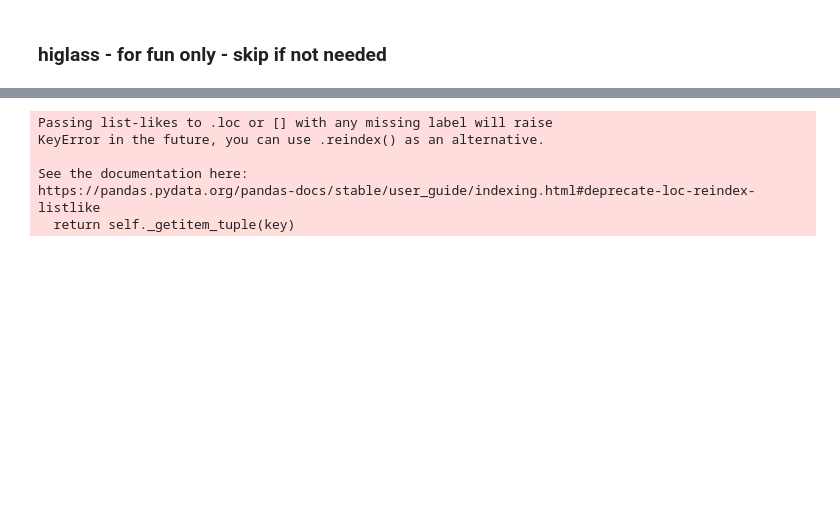
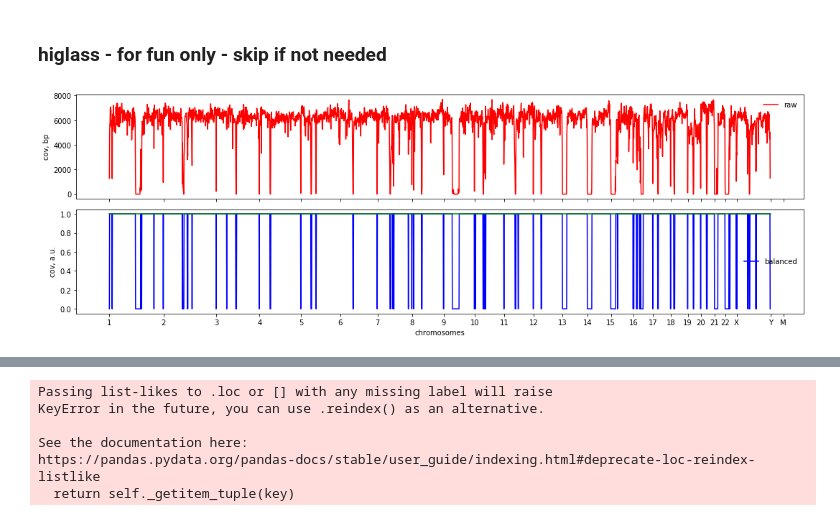
Before and after one commit to dekkerlab/experimental, a Jupyter notebook: notebooks/Rearrangements.ipynb, the cells around one changed output, grey strips where cells are left out. Drawn from its saved outputs; the diff is of its cells as text; code cells hidden in the pictures; blank space fills up the shorter version.

```diff
--- a/notebooks/Rearrangements.ipynb
+++ b/notebooks/Rearrangements.ipynb
@@ -104,0 +195,5 @@ display
+# %%
+# control coverage and its "balanced" version - should be a flat 1
+plot_covs(ctr,ctr,0,2)
+# %% [output]
+[figure, added]
```
Also changed, not shown: parts of 16 cells of this notebook.
